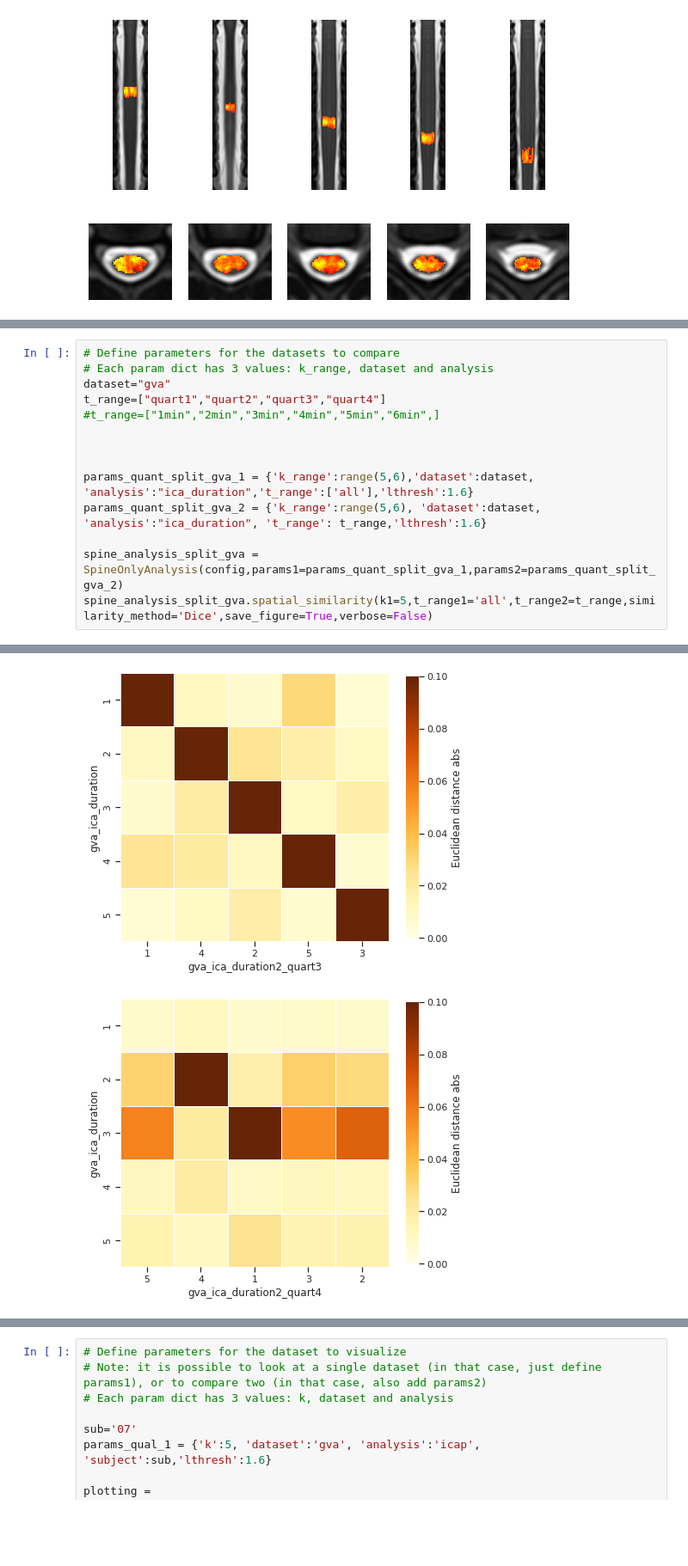
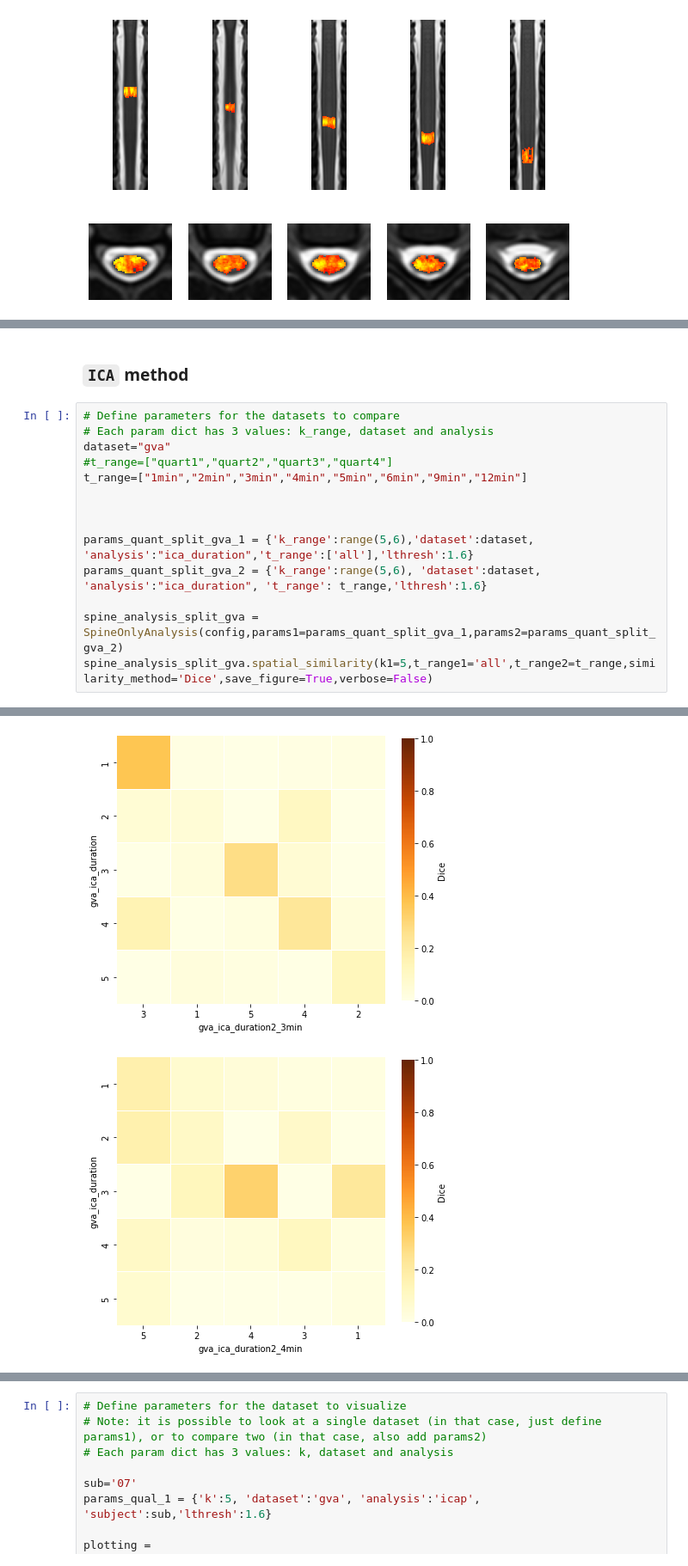
Before and after one commit to NawalK/hc_project_analyses, a Jupyter notebook: notebook/analysis_spine_only_paper.ipynb, the cells around one changed output, grey strips where cells are left out. Shown at 86% size. Drawn from its saved outputs; the diff is of its cells as text; blank space fills up the shorter version.

```diff
--- a/notebook/analysis_spine_only_paper.ipynb
+++ b/notebook/analysis_spine_only_paper.ipynb
@@ -354,9 +410,11 @@ METHOD 3: Comparing sets of components across durations
+# %% [markdown]
+### `ICA` method
 # %%
 # Define parameters for the datasets to compare
 # Each param dict has 3 values: k_range, dataset and analysis
 dataset="gva"
-t_range=["quart1","quart2","quart3","quart4"]
-#t_range=["1min","2min","3min","4min","5min","6min",]
+#t_range=["quart1","quart2","quart3","quart4"]
+t_range=["1min","2min","3min","4min","5min","6min","9min","12min"]
 
 
 
@@ -381,2 +447,2 @@ METHOD 3: Comparing sets of components across durations
-[figure, old version]
+[figure, new version]
-[figure, old version]
+[figure, new version]
```
Also changed, not shown: parts of 50 cells of this notebook, 3 other files.
